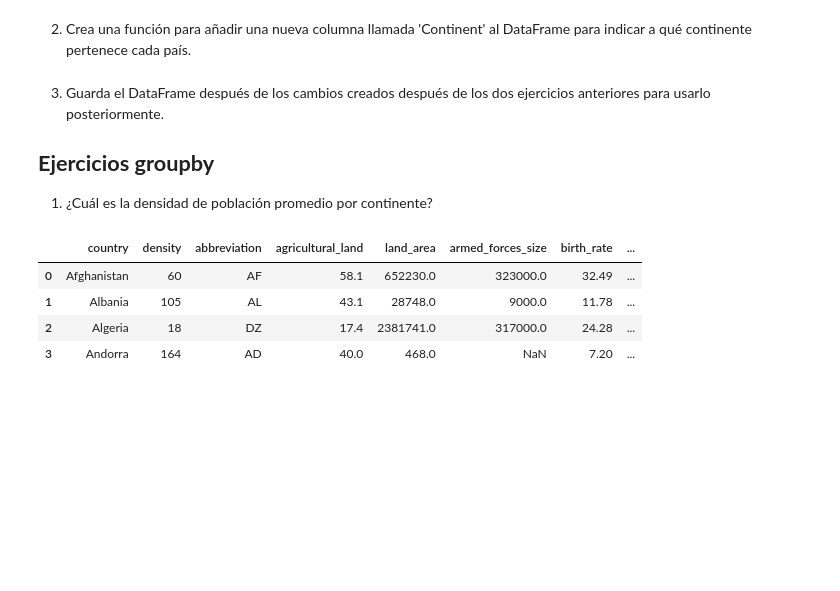
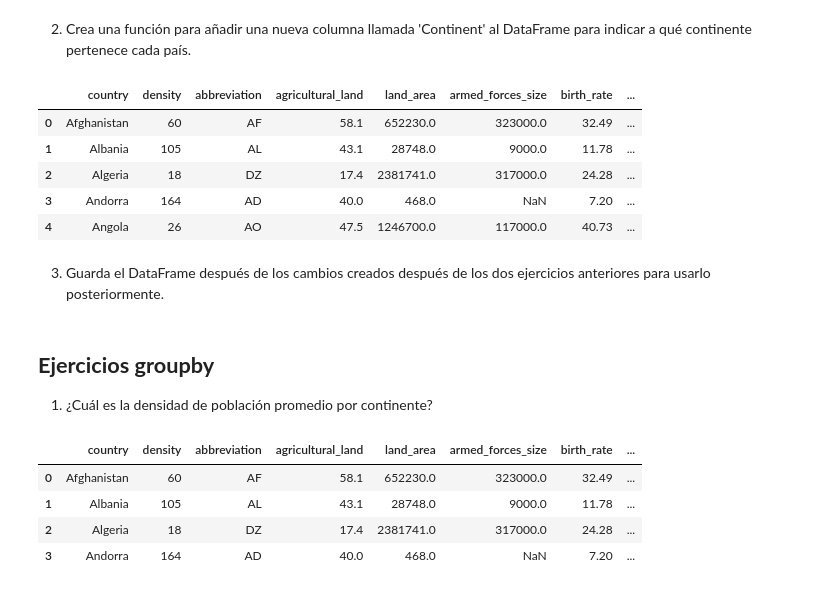
Before and after one commit to mariagranero/modulo_3_transformando_datos_ejercicios_pair_adalab, a Jupyter notebook: modulo_3_ejercicio_5_groupby_apply.ipynb, the cells around one changed output. Saved outputs shown, nothing was run; the diff lists cells and outputs as text; code cells hidden in the pictures; blank space fills up the shorter version.

Commit message:
ejercicio 5 actualizado

```diff
--- a/modulo_3_ejercicio_5_groupby_apply.ipynb
+++ b/modulo_3_ejercicio_5_groupby_apply.ipynb
@@ -179,10 +179,21 @@ continent_dict = {
     ]
 }
 # %%
-df crear_continente(x):
+def obtener_continente(pais):
+    for continente, paises in continent_dict.items():
+        if pais in paises:
+            return continente
+    return None
+
+df["Continent"] = df["country"].apply(obtener_continente)
-# %% [markdown]
-3. Guarda el DataFrame después de los cambios creados después de los dos ejercicios anteriores para usarlo posteriormente.
-
-## **Ejercicios groupby**
-
-1. ¿Cuál es la densidad de población promedio por continente?
+# %%
+df.head()
+# %% [output]
+|  | country | density | abbreviation | agricultural_land | land_area | armed_forces_size | birth_rate | ... |
+| 0 | Afghanistan | 60 | AF | 58.1 | 652230.0 | 323000.0 | 32.49 | ... |
+| 1 | Albania | 105 | AL | 43.1 | 28748.0 | 9000.0 | 11.78 | ... |
+| 2 | Algeria | 18 | DZ | 17.4 | 2381741.0 | 317000.0 | 24.28 | ... |
+| 3 | Andorra | 164 | AD | 40.0 | 468.0 | NaN | 7.20 | ... |
+| 4 | Angola | 26 | AO | 47.5 | 1246700.0 | 117000.0 | 40.73 | ... |
+# %% [markdown]
+3. Guarda el DataFrame después de los cambios creados después de los dos ejercicios anteriores para usarlo posteriormente.
@@ -189,3 +202,8 @@ df crear_continente(x):
+# %% [markdown]
+
+## **Ejercicios groupby**
+
+1. ¿Cuál es la densidad de población promedio por continente?
 # %%
 df.head(4)
 # %% [output]
```
Also changed, not shown: parts of 11 cells of this notebook, 1 other file.
